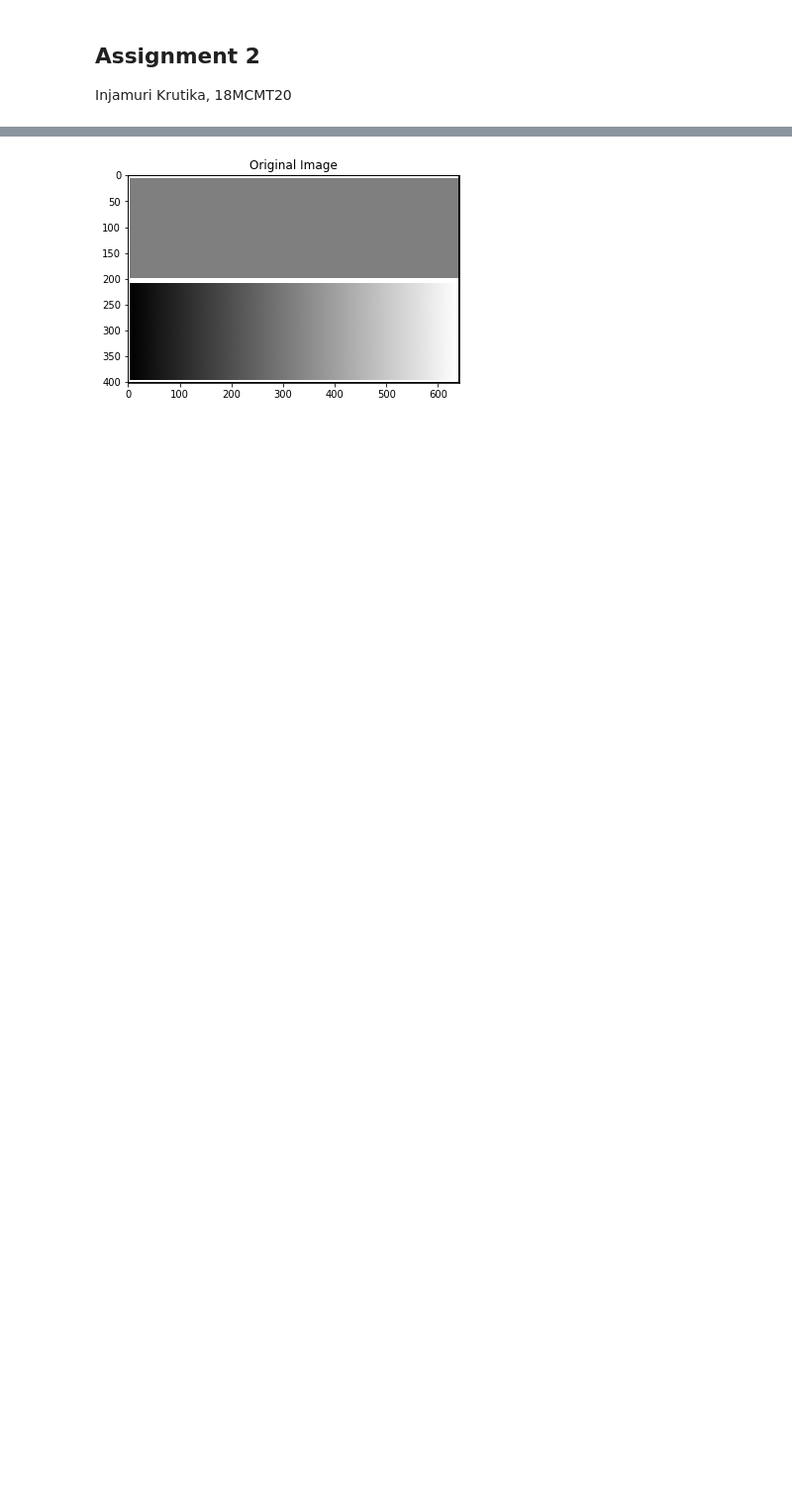
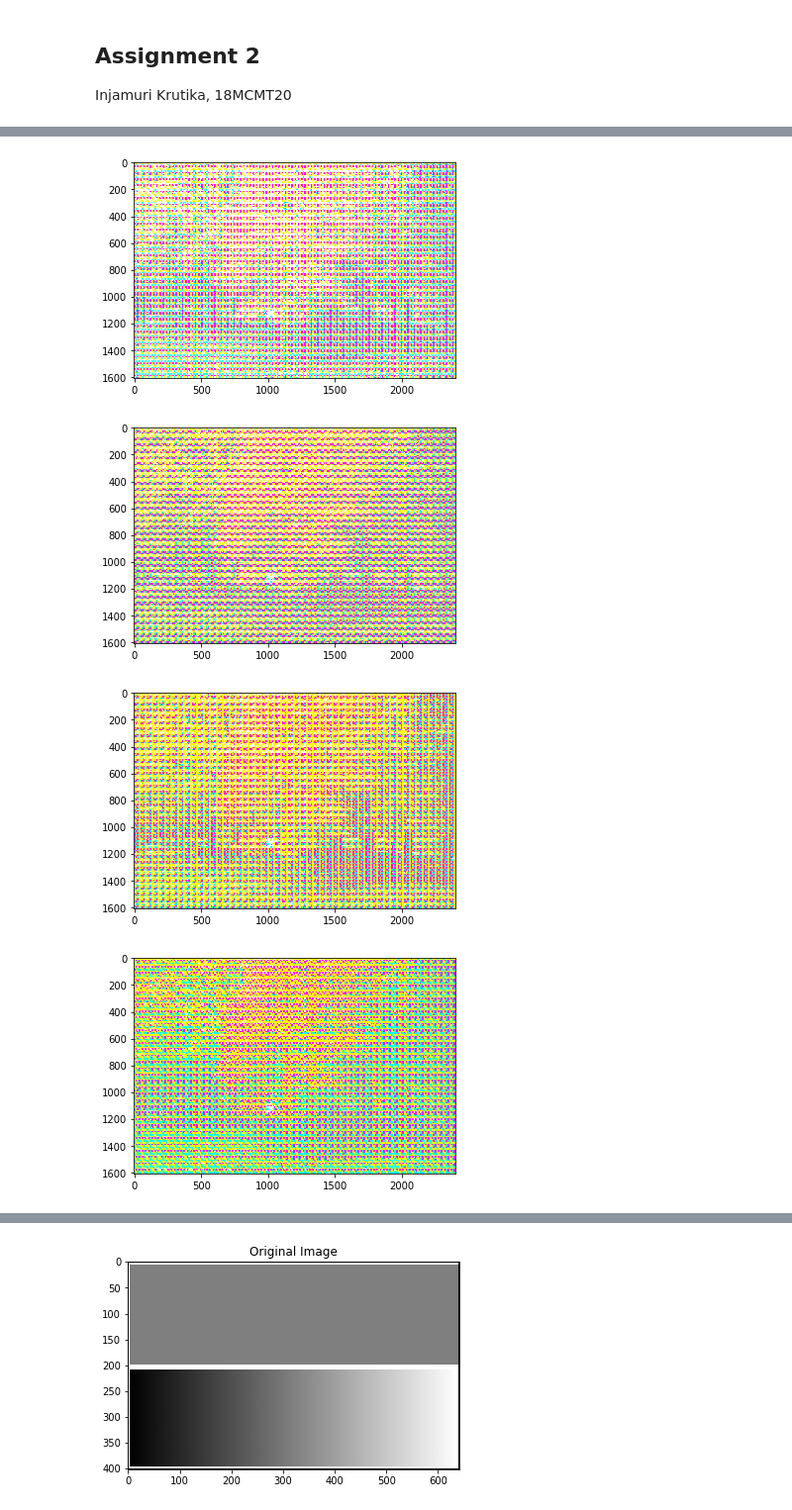
Before and after one commit to Injamuri-Krutika/Coloured-Image-Processing, a Jupyter notebook: Assignment-2/Assignment-2.ipynb, the cells around one changed output, grey strips where cells are left out. Shown at 99% size. Saved outputs shown, nothing was run; the diff lists cells and outputs as text; code cells hidden in the pictures; blank space fills up the shorter version.

```diff
--- a/Assignment-2/Assignment-2.ipynb
+++ b/Assignment-2/Assignment-2.ipynb
@@ -12,0 +40,38 @@ import matplotlib.pyplot as plt
+# %%
+def cmy_color_dithering(image,result_image_name,masks):
+    image = cv.cvtColor(image, cv.COLOR_BGR2RGB)
+    new_image = np.full((image.shape[0]*4, image.shape[1]*4, 3), 255,np.uint8)
+    image_extension = 0
+    for c_order,m_order,y_order in masks:
+        image_extension += 1
+        for i in range(image.shape[0]):
+            for j in range(image.shape[1]):
+                c_val = 255 - image[i,j,0]
+                m_val = 255 - image[i,j,1]
+                y_val = 255 - image[i,j,2]
+
+                #find number of dots to be set for C,M,Y using unitary method
+                c_dots = ( len(c_order) * c_val ) // 255
+                m_dots = ( len(m_order) * m_val ) // 255
+                y_dots = ( len(y_order) * y_val ) // 255
+
+                x,y = i*4, j*4
+                for k in range(c_dots): # for cyan, set B and G
+                    new_image[x+c_order[k][0],y+c_order[k][1]] = [0,255,255]
+
+                for k in range(m_dots): # for magenta, set B and R
+                    new_image[x+m_order[k][0],y+m_order[k][1]] = [255,0,255]
+
+                for k in range(y_dots): # for yellow, set G and R
+                    new_image[x+y_order[k][0],y+y_order[k][1]] = [255,255,0]
+        plt.imshow(new_image)
+        plt.show()
+        cv.imwrite(result_image_name+str(image_extension)+".jpg",cv.cvtColor(new_image,cv.COLOR_RGB2BGR))
+# %%
+image = cv.imread('images/fall-colours.jpg')
+cmy_color_dithering(image,'images/results/q1.fall-colours_dithered',masks)
+# %% [output]
+[figure, added]
+[figure, added]
+[figure, added]
+[figure, added]
```
Also changed, not shown: parts of 10 cells of this notebook, 13 other files.
